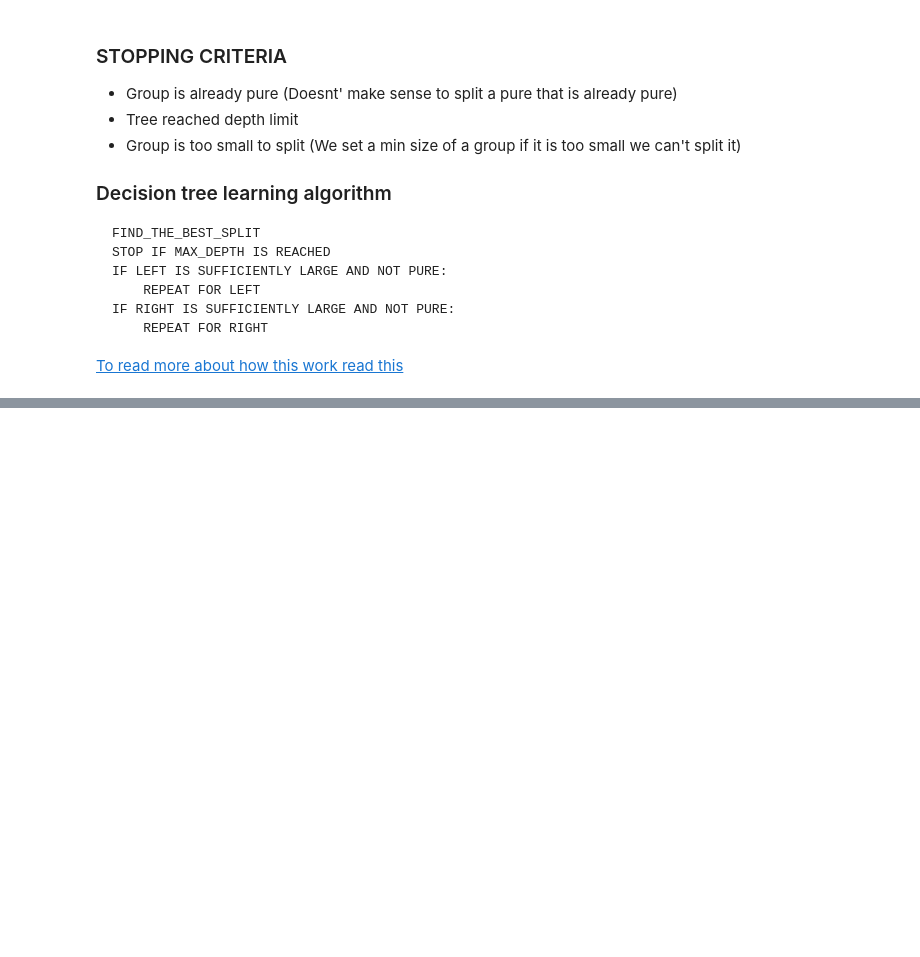
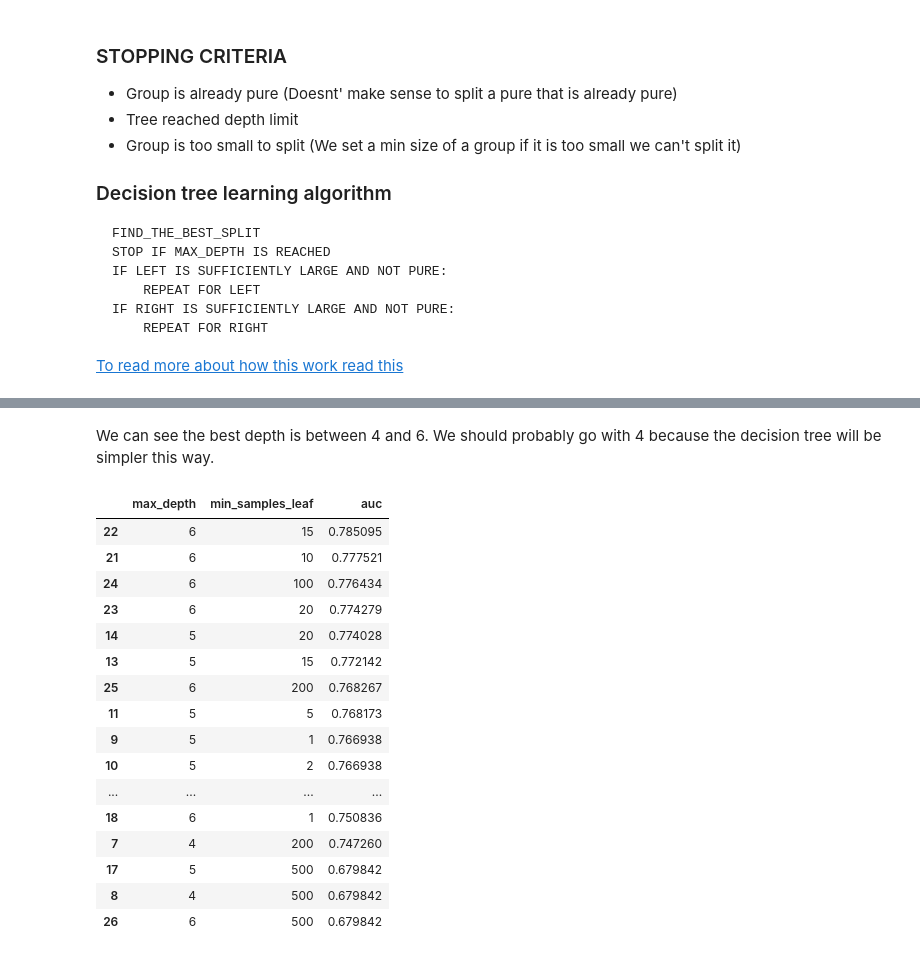
Before and after one commit to kasteion/ml-zoomcamp-2024, a Jupyter notebook: 06-decision-trees/06-decision-trees-and-ensemble-learning.ipynb, the cells around one changed output, grey strips where cells are left out. Cells and saved outputs as stored; diff of their text form; code cells hidden in the pictures; blank space fills up the shorter version.

```diff
--- a/06-decision-trees/06-decision-trees-and-ensemble-learning.ipynb
+++ b/06-decision-trees/06-decision-trees-and-ensemble-learning.ipynb
@@ -578,0 +604,35 @@ IF RIGHT IS SUFFICIENTLY LARGE AND NOT PURE:
+# %% [markdown]
+We can see the best depth is between 4 and 6. We should probably go with 4 because the decision tree will be simpler this way.
+# %%
+scores = []
+
+for d in [4, 5, 6]:
+    for s in [1, 2, 5, 10, 15, 20, 100, 200, 500]:
+        dt = DecisionTreeClassifier(max_depth=d, min_samples_leaf=s)
+        dt.fit(X_train, y_train)
+
+        y_pred = dt.predict_proba(X_val)[:, 1]
+        auc = roc_auc_score(y_val, y_pred)
+
+        scores.append([d, s, auc])
+
+df_scores = pd.DataFrame(scores, columns=['max_depth', 'min_samples_leaf', 'auc'])
+df_scores.sort_values(by='auc', ascending=False)
+# %% [output]
+|  | max_depth | min_samples_leaf | auc |
+| 22 | 6 | 15 | 0.785095 |
+| 21 | 6 | 10 | 0.777521 |
+| 24 | 6 | 100 | 0.776434 |
+| 23 | 6 | 20 | 0.774279 |
+| 14 | 5 | 20 | 0.774028 |
+| 13 | 5 | 15 | 0.772142 |
+| 25 | 6 | 200 | 0.768267 |
+| 11 | 5 | 5 | 0.768173 |
+| 9 | 5 | 1 | 0.766938 |
+| 10 | 5 | 2 | 0.766938 |
+| ... | ... | ... | ... |
+| 18 | 6 | 1 | 0.750836 |
+| 7 | 4 | 200 | 0.747260 |
+| 17 | 5 | 500 | 0.679842 |
+| 8 | 4 | 500 | 0.679842 |
+| 26 | 6 | 500 | 0.679842 |
```
Also changed, not shown: parts of 6 cells of this notebook.
